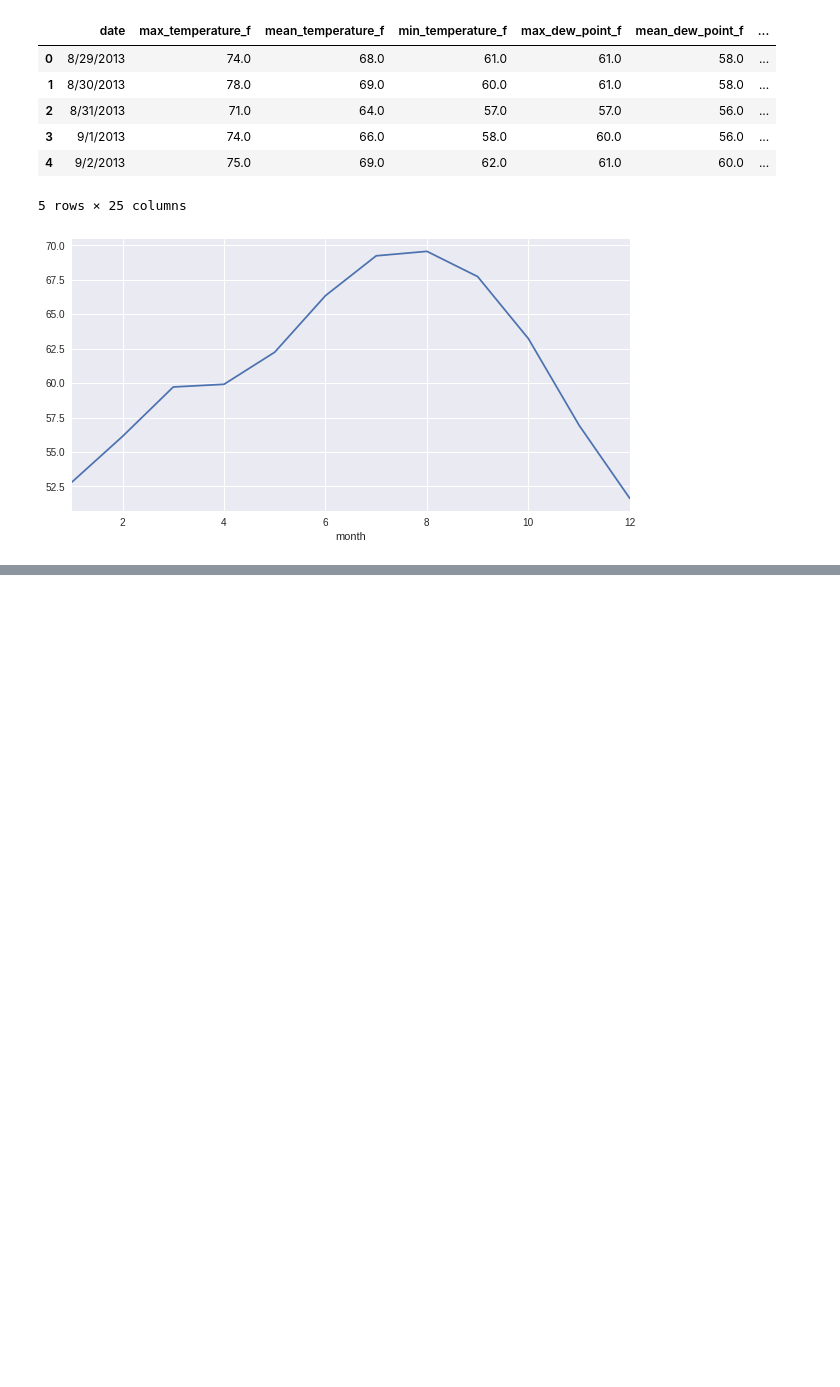
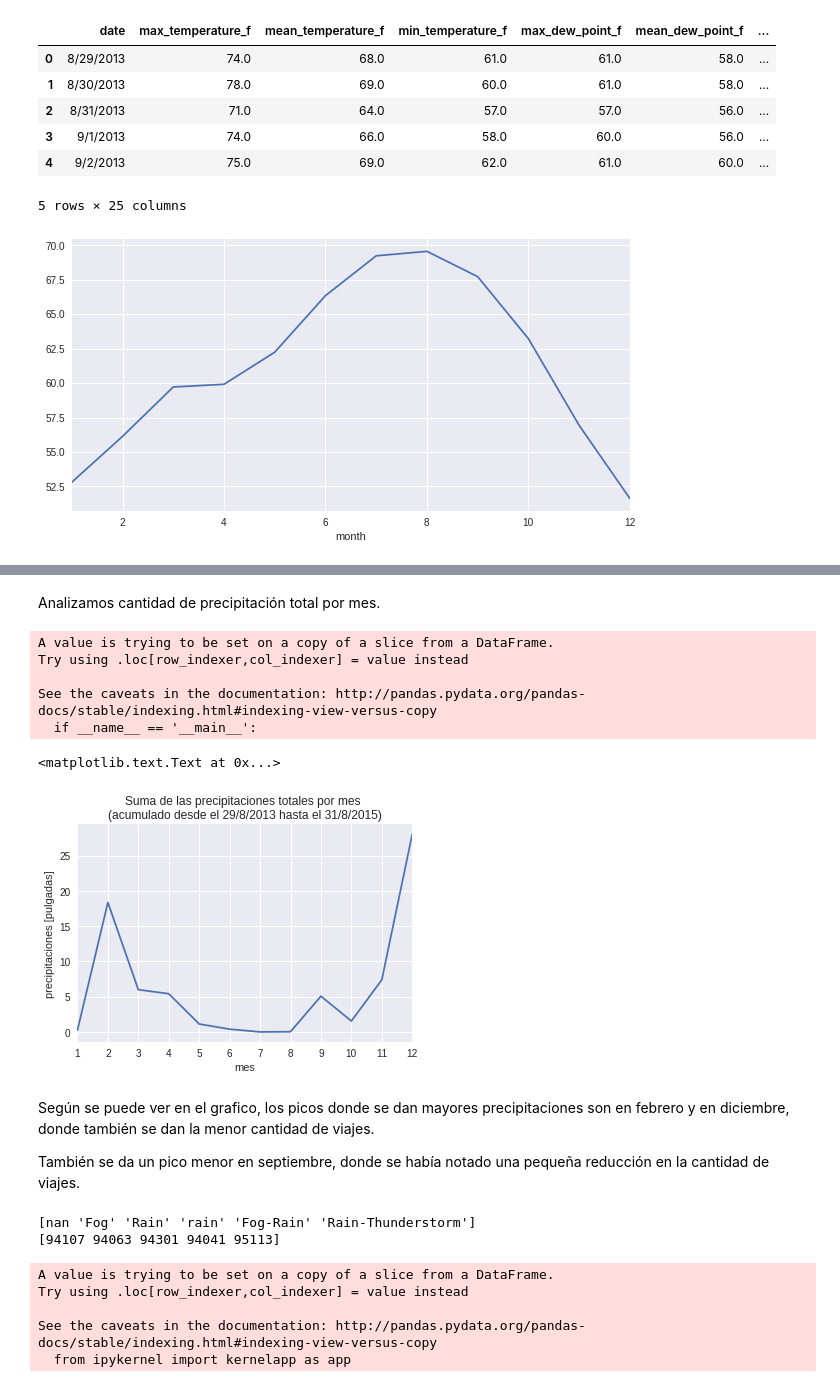
Before and after one commit to Gnahue/sanFranciscoBiclas, a Jupyter notebook: Analisis Exploratorio/AnalisisExploratorioTP1.ipynb, the cells around one changed output, grey strips where cells are left out. Drawn from its saved outputs; the diff is of its cells as text; code cells hidden in the pictures; blank space fills up the shorter version.

```diff
--- a/Analisis Exploratorio/AnalisisExploratorioTP1.ipynb
+++ b/Analisis Exploratorio/AnalisisExploratorioTP1.ipynb
@@ -309,0 +311,7 @@ Lo que si podria explicarlo son los dias de vacaciones, pasamos a analizar esto
+# %%
+# Convierto el campo date en datetime
+weather_convert = weathers
+weather_convert.date = pd.to_datetime(weather_convert.date)
+weather_convert.precipitation_inches = pd.to_numeric(weather_convert.precipitation_inches, errors='coerce')
+weather_convert = weather_convert[np.isfinite(weather_convert['precipitation_inches'])]
+weather_convert.head()
@@ -309,0 +397,37 @@ Lo que si podria explicarlo son los dias de vacaciones, pasamos a analizar esto
+# %% [markdown]
+Analizamos cantidad de precipitación total por mes.
+# %%
+weather_convert['month'] =  pd.to_datetime(weather_convert['date']).dt.month
+
+grouped_weather = weather_convert.groupby('month')['precipitation_inches'].sum()
+
+grouped_weather.plot(title="Suma de las precipitaciones totales por mes \n(acumulado desde el 29/8/2013 hasta el 31/8/2015)", xticks=[1,2,3,4,5,6,7,8,9,10,11,12])
+plt.xlabel("mes")
+plt.ylabel("precipitaciones [pulgadas]")
+# %% [output]
+A value is trying to be set on a copy of a slice from a DataFrame.
+Try using .loc[row_indexer,col_indexer] = value instead
+
+See the caveats in the documentation: http://pandas.pydata.org/pandas-docs/stable/indexing.html#indexing-view-versus-copy
+  if __name__ == '__main__':
+<matplotlib.text.Text at 0x...>
+[figure, added]
+# %% [markdown]
+Según se puede ver en el grafico, los picos donde se dan mayores precipitaciones son en febrero y en diciembre, donde también se dan la menor cantidad de viajes.
+
+También se da un pico menor en septiembre, donde se había notado una pequeña reducción en la cantidad de viajes.
+# %%
+print (weather_convert.events.unique())
+print (weather_convert.zip_code.unique())
+# %% [output]
+[nan 'Fog' 'Rain' 'rain' 'Fog-Rain' 'Rain-Thunderstorm']
+[94107 94063 94301 94041 95113]
+# %%
+# Se pasa mean_temperature a grados celsius
+weather_convert['mean_temperature_f'] = (weather_convert.mean_temperature_f - 32)/1.8
+# %% [output]
+A value is trying to be set on a copy of a slice from a DataFrame.
+Try using .loc[row_indexer,col_indexer] = value instead
+
+See the caveats in the documentation: http://pandas.pydata.org/pandas-docs/stable/indexing.html#indexing-view-versus-copy
+  from ipykernel import kernelapp as app
```
Also changed, not shown: parts of 43 cells of this notebook.
